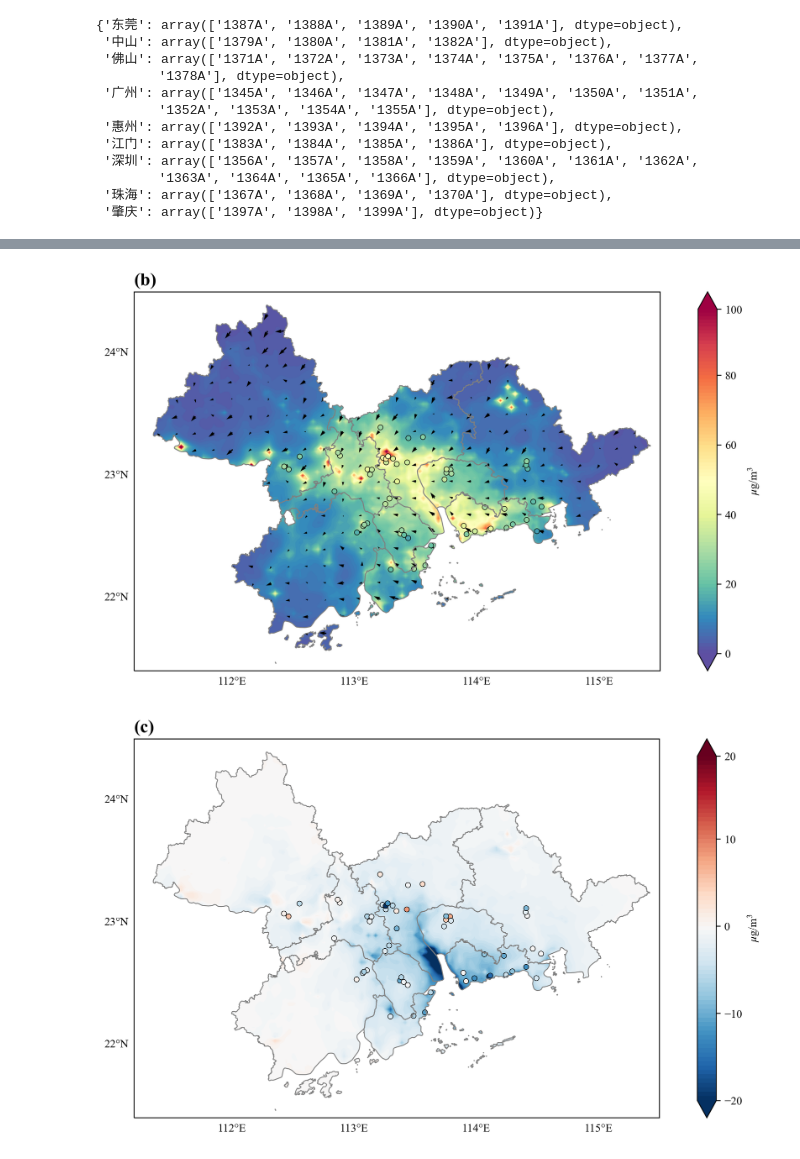
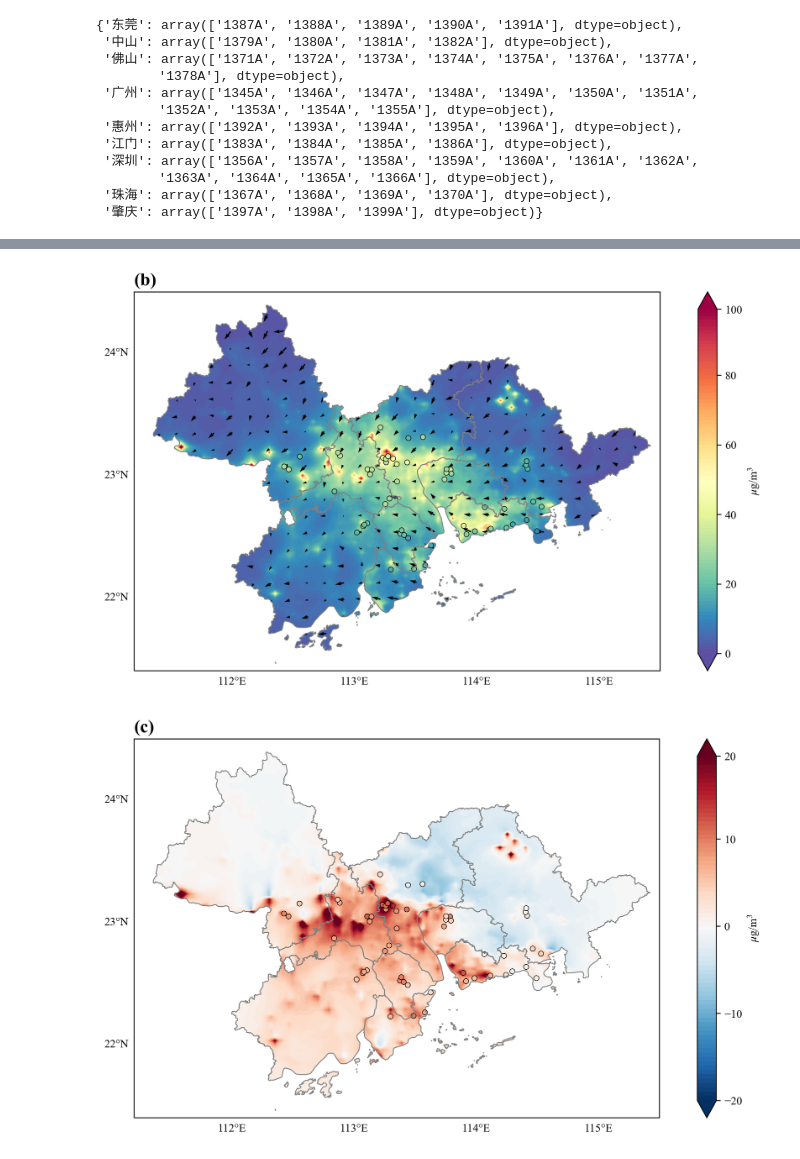
Before and after one commit to Iphisxu/MasterGRAD-Seasonally, a Jupyter notebook: scripts/Ground/Plot_spatial/NO2_obs.ipynb, the cells around one changed output, grey strips where cells are left out. Drawn from its saved outputs; the diff is of its cells as text; code cells hidden in the pictures.

```diff
--- a/scripts/Ground/Plot_spatial/NO2_obs.ipynb
+++ b/scripts/Ground/Plot_spatial/NO2_obs.ipynb
@@ -93,16 +92,16 @@ sim_high_vw = average_data(high_wind, 'vwind')
 # %%
-obs_low.index = pd.date_range('2023-09-01T00','2023-09-30T23',freq='H')
-obs_high.index = pd.date_range('2023-09-01T00','2023-09-30T23',freq='H')
-avg_obs_low   = obs_low.mean(axis=0)
-avg_obs_high   = obs_high.mean(axis=0)
+obs_summer.index = pd.date_range('2023-07-01T00','2023-07-31T23',freq='H')
+obs_autumn.index = pd.date_range('2023-09-01T00','2023-09-30T23',freq='H')
+avg_obs_summer   = obs_summer.mean(axis=0)
+avg_obs_autumn   = obs_autumn.mean(axis=0)
 
-avg_sim_low   = sim_low.mean(dim='time')
-avg_sim_high  = sim_high.mean(dim='time')
+avg_sim_summer   = sim_summer.mean(dim='time')
+avg_sim_autumn  = sim_autumn.mean(dim='time')
 
-uwind_low  = sim_low_uw.mean(dim='time')
-uwind_high = sim_high_uw.mean(dim='time')
-vwind_low  = sim_low_vw.mean(dim='time')
-vwind_high = sim_high_vw.mean(dim='time')
+uwind_summer  = sim_summer_uw.mean(dim='time')
+uwind_autumn = sim_autumn_uw.mean(dim='time')
+vwind_summer  = sim_summer_vw.mean(dim='time')
+vwind_autumn = sim_autumn_vw.mean(dim='time')
 # %%
 cmin=0
 cmax=100
@@ -119,20 +118,20 @@ plot_map_withobs(sim_low, cmin, cmax, cmstep, cbstep,
 # %%
-plot_map_withobs(sim_low, cmin, cmax, cmstep, cbstep,
-             avg_sim_low, uwind_low, vwind_low,
-             avg_obs_low, sitelon, sitelat,
+plot_map_withobs(sim_autumn, cmin, cmax, cmstep, cbstep,
+             avg_sim_autumn, uwind_autumn, vwind_autumn,
+             avg_obs_autumn, sitelon, sitelat,
              ngrid=5, scale=100, headwidth=3,
              title='(b)', colorbar_label='$\mu$g/m$^3$')
 # %% [output]
-[figure, old version]
+[figure, new version]
 # %%
 cmin = -20
 cmax = 20
 cmstep = 0.5
 cbstep = 10
 
-plot_diff_withobs(sim_high, cmin, cmax, cmstep, cbstep,
-              avg_sim_low, avg_sim_high,
-              avg_obs_low,avg_obs_high,sitelon,sitelat,
+plot_diff_withobs(sim_autumn, cmin, cmax, cmstep, cbstep,
+              avg_sim_summer, avg_sim_autumn,
+              avg_obs_summer,avg_obs_autumn,sitelon,sitelat,
               title='(c)', colorbar_label='$\mu$g/m$^3$')
 # %% [output]
-[figure, old version]
+[figure, new version]
```
Also changed, not shown: parts of 2 cells of this notebook, 2 other files.
